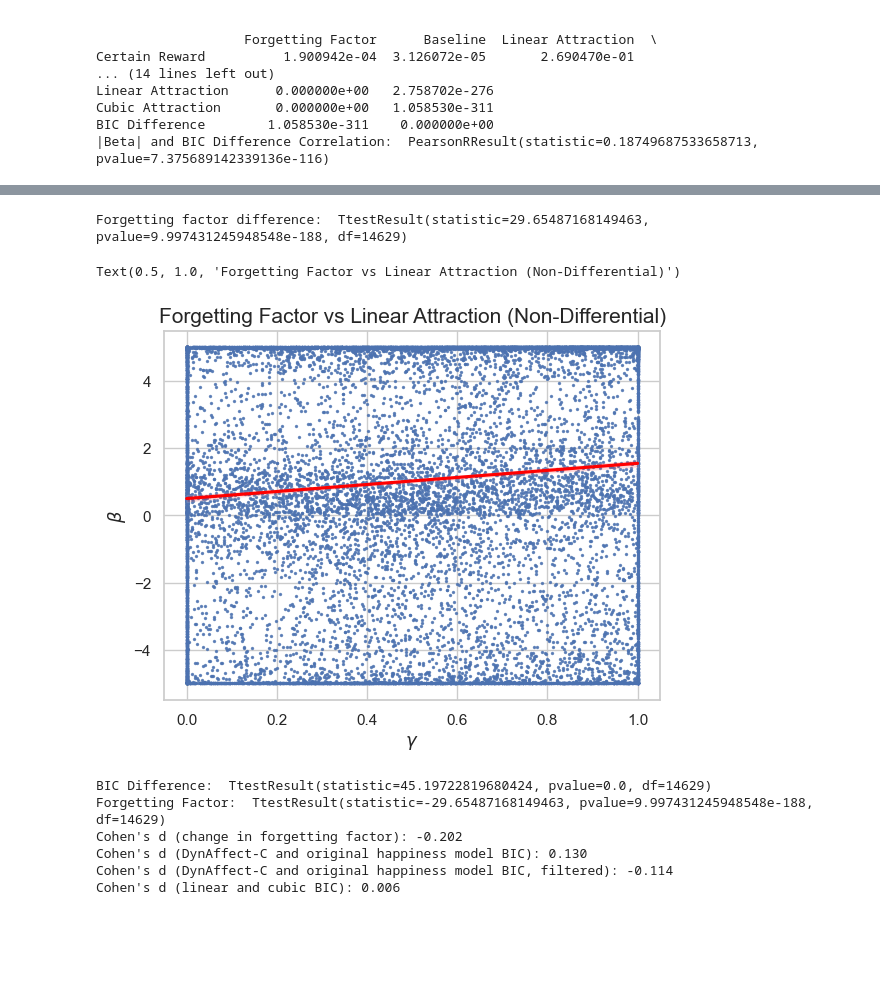
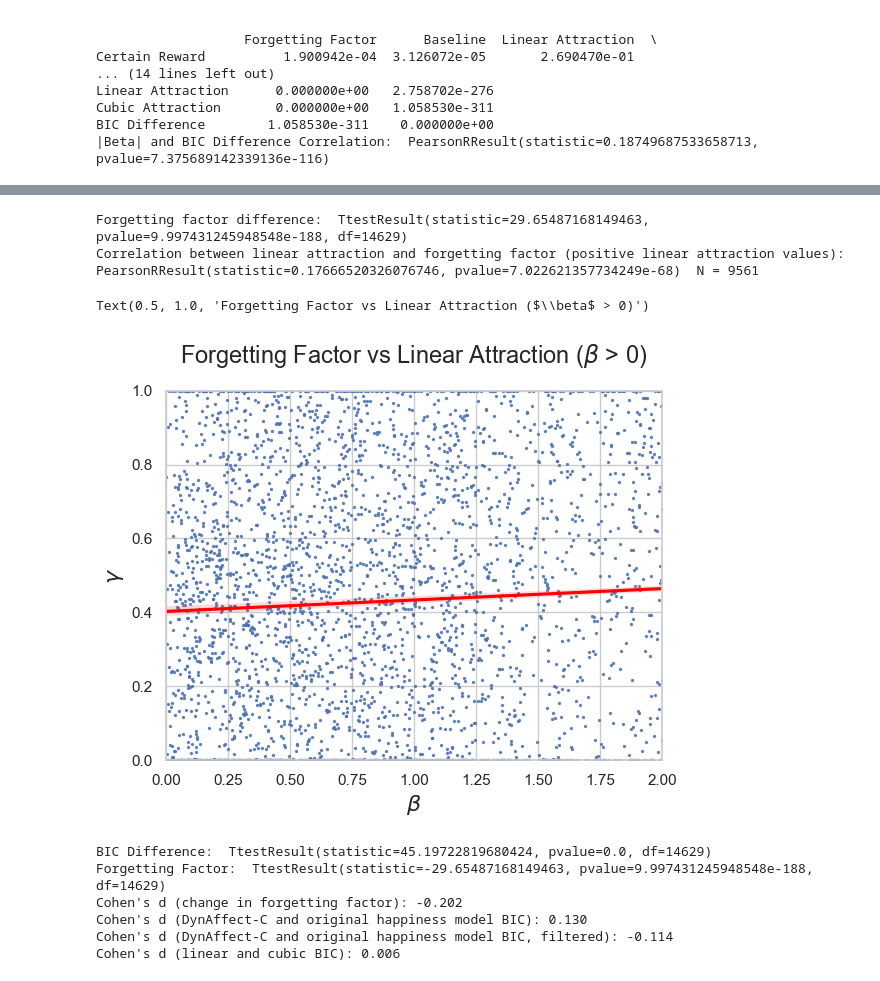
Before and after one commit to cdp57/DynAffect-C, a Jupyter notebook: Analysis/Model_Analysis.ipynb, the cells around one changed output, grey strips where cells are left out. Cells and saved outputs as stored; diff of their text form; code cells hidden in the pictures; blank space fills up the shorter version.

Commit message:
updage figures

```diff
--- a/Analysis/Model_Analysis.ipynb
+++ b/Analysis/Model_Analysis.ipynb
@@ -211,10 +234,10 @@ dynonly_params = ['Baseline', 'Linear Attraction', 'Cubic Attraction']
 # prepare combined dataframe for common parameters
 combined_data = pd.concat([
     RAll[common_params].assign(Model='RHM'),
-    DCAll[common_params].assign(Model='DynAffect-C')
+    DCAll[common_params].assign(Model='DC')
 ])
 
-palette = {'RHM': 'skyblue', 'DynAffect-C': 'orange'}
+palette = {'RHM': 'skyblue', 'DC': 'orange'}
 sns.set(style='whitegrid')
 n_plots = len(common_params) + len(dynonly_params)
 fig, axes = plt.subplots(1, n_plots, figsize=(4 * n_plots, 5), sharey=False)
@@ -222,20 +245,20 @@ fig, axes = plt.subplots(1, n_plots, figsize=(4 * n_plots, 5), sharey=False)
 # plot shared parameters with both models
 for i, param in enumerate(common_params):
     sns.violinplot(data=combined_data, x='Model', y=param, palette=palette, ax=axes[i])
-    axes[i].set_title(param, fontsize=20)
+    axes[i].set_title(param, fontsize=25)
     axes[i].set_xlabel('')
     axes[i].set_ylabel('')
-    axes[i].tick_params(axis='y', labelsize=16)
-    axes[i].tick_params(axis='x', labelsize=16)
+    axes[i].tick_params(axis='y', labelsize=25)
+    axes[i].tick_params(axis='x', labelsize=25)
 
 # plot DynAffect-only parameters (Baseline, Beta, Alpha)
 for j, param in enumerate(dynonly_params):
     sns.violinplot(data=DCAll, y=param, color='orange', ax=axes[len(common_params) + j])
-    axes[len(common_params) + j].set_title(param, fontsize=20)
+    axes[len(common_params) + j].set_title(param, fontsize=25)
     axes[len(common_params) + j].set_xlabel('')
     axes[len(common_params) + j].set_ylabel('')
     axes[len(common_params) + j].set_xticks([])
-    axes[len(common_params) + j].tick_params(axis='y', labelsize=16)
+    axes[len(common_params) + j].tick_params(axis='y', labelsize=25)
 
 axes[0].set_ylim([-0.5, 0.5])
 axes[1].set_ylim([-0.5, 0.5])
@@ -329,11 +352,11 @@ for idx, p in enumerate(participant_indices):
     ax.plot(time, df['H'][:], linewidth=3, color='black')
     ax.axhline(mu, color='gray', linestyle='--')
 
-    ax.set_ylabel('Happiness', fontsize=14)
+    ax.set_ylabel('Happiness', fontsize=16)
     ax.set_title(r'$\gamma$ ' + f'= {save1["Forgetting Factor"][p]:.2f} | $R^2_{{RHM}}$ = {save1["R^2"][p]:.2f}', fontsize=16)
 
-axs[-1].set_xlabel('Time', fontsize=14)
-fig.suptitle('Simulated Slope Fields (RHM)', fontsize=20)
+axs[-1].set_xlabel('Time', fontsize=16)
+fig.suptitle('Simulated Slope Fields (RHM)', fontsize=25)
 plt.tight_layout(rect=[0, 0, 1, 0.98])
 plt.savefig('../Figures/slope_RHM.png', dpi=1200)
 plt.show()
@@ -602,16 +672,21 @@ BIC Difference:  TtestResult(statistic=-13.545580802124249, pvalue=2.05062924370
 # %%
 # forgetting factor analysis
+print('Forgetting factor difference: ', stat.ttest_rel(RAll['Forgetting Factor'], DCAll['Forgetting Factor']))
+filtered = DCAll[DCAll['Linear Attraction']>0]
+plt.ylim([0,1])
+plt.xlim([0,2])
 
-print('Forgetting factor difference: ', stat.ttest_rel(RAll['Forgetting Factor'], DCAll['Forgetting Factor']))
+print('Correlation between linear attraction and forgetting factor (positive linear attraction values): ', pearsonr(filtered['Linear Attraction'], filtered['Forgetting Factor']), f' N = {len(filtered)}')
 
-sns.regplot(y=DCAll['Linear Attraction'], x=DCAll['Forgetting Factor'], line_kws={'color': 'red'}, scatter_kws={'s':2})
-plt.xlabel(r'$\gamma$', fontsize=13)
-plt.ylabel(r'$\beta$', fontsize=13)
-plt.title('Forgetting Factor vs Linear Attraction (Non-Differential)', fontsize=15)
+sns.regplot(x=np.abs(filtered['Linear Attraction']), y=filtered['Forgetting Factor'], line_kws={'color': 'red'}, scatter_kws={'s':2})
+plt.xlabel(r'$\beta$', fontsize=16)
+plt.ylabel(r'$\gamma$', fontsize=16)
+plt.title(rf'Forgetting Factor vs Linear Attraction ($\beta$ > 0)', fontsize=17, pad=20)
 # %% [output]
 Forgetting factor difference:  TtestResult(statistic=29.65487168149463, pvalue=9.997431245948548e-188, df=14629)
+Correlation between linear attraction and forgetting factor (positive linear attraction values):  PearsonRResult(statistic=0.17666520326076746, pvalue=7.022621357734249e-68)  N = 9561
-Text(0.5, 1.0, 'Forgetting Factor vs Linear Attraction (Non-Differential)')
+Text(0.5, 1.0, 'Forgetting Factor vs Linear Attraction ($\\beta$ > 0)')
-[figure, old version]
+[figure, new version]
 # %%
 # calculate effect sizes
 
```
Also changed, not shown: parts of 13 cells of this notebook, 5 other files.
